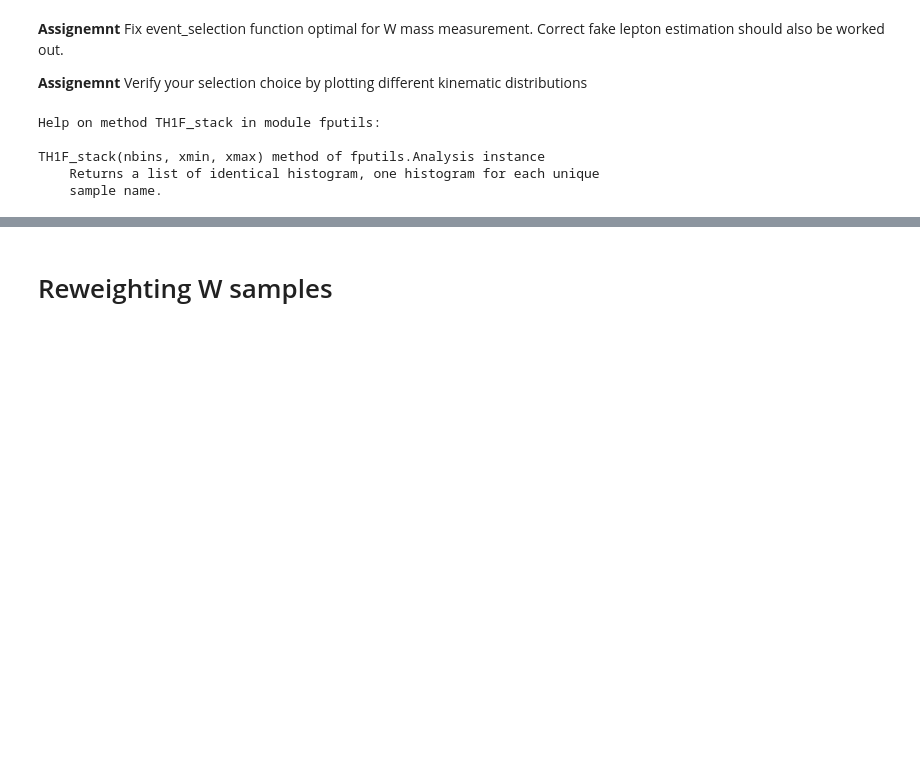
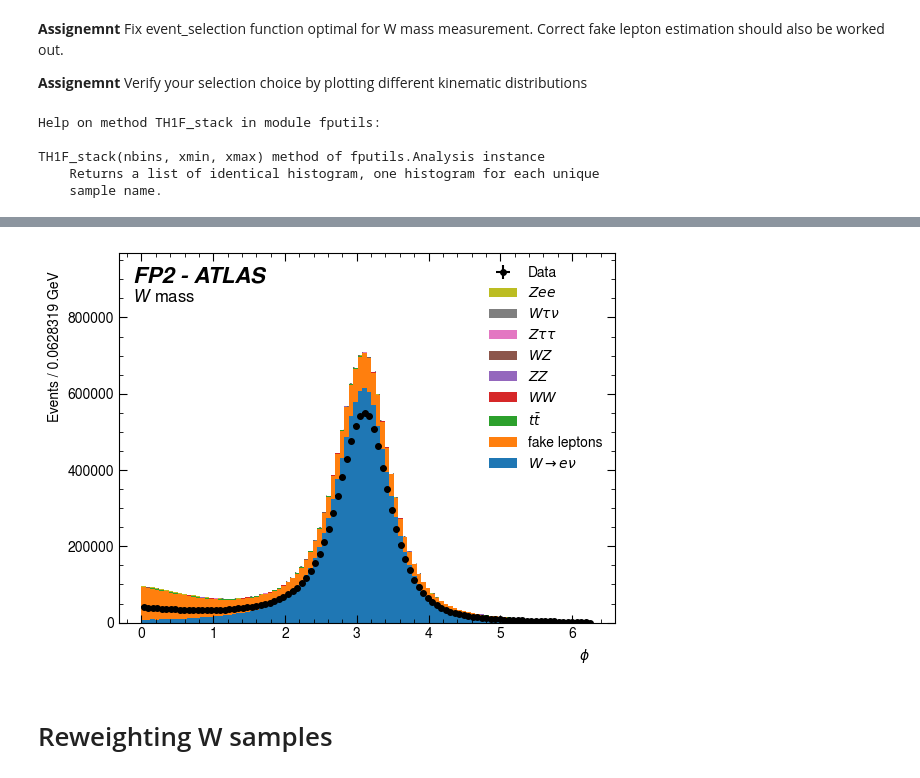
Before and after one commit to ScythiansCloud/ATLAS, a Jupyter notebook: atlas-group-7-main/atlas-group-7-main/Wmass/Wmass.ipynb, the cells around one changed output, grey strips where cells are left out. Cells and saved outputs as stored; diff of their text form; code cells hidden in the pictures; blank space fills up the shorter version.

```diff
--- a/atlas-group-7-main/atlas-group-7-main/Wmass/Wmass.ipynb
+++ b/atlas-group-7-main/atlas-group-7-main/Wmass/Wmass.ipynb
@@ -558,8 +561,9 @@ h_pt = analysis.TH1F_stack(45, 25, 70)
 h_eta = analysis.TH1F_stack(50,-2.5,2.5)
 h_chrg = analysis.TH1F_stack(5,-1,1)
 h_mt = analysis.TH1F_stack(50,0,130)
+h_dphi = analysis.TH1F_stack(100,0,2*np.pi)
 
-for df, norm, meta_data, i in analysis.dataframe_iterate(fraction=0.1):
+for df, norm, meta_data, i in analysis.dataframe_iterate(fraction=1):
 
     # Apply cuts on events
     df=event_selection(df,meta_data)
@@ -576,6 +580,8 @@ for df, norm, meta_data, i in analysis.dataframe_iterate(fraction=0.1):
     df = df.assign(mt=pd.Series(mt(df), index=df.index))
     df = df.assign(eta=pd.Series(df.el1_cl_eta, index=df.index))
     df = df.assign(chrg =pd.Series(df.el1_charge, index=df.index))
+    df = df.assign(dphi =pd.Series(np.abs(df.el1_cl_phi - df.MET_phi), index=df.index))
+
 
     # Calculate correct event weight
     if meta_data["mc"]:
@@ -590,6 +596,7 @@ for df, norm, meta_data, i in analysis.dataframe_iterate(fraction=0.1):
     fpu.fill_histo(df.eta,h_eta[i], weights=weights )
     fpu.fill_histo(df.chrg, h_chrg[i], weights=weights)
     fpu.fill_histo(df.mt / 1000, h_mt[i], weights=weights)
+    fpu.fill_histo(df.dphi, h_dphi[i], weights=weights)
     # TODO -- add more kinematic distributions verifying your selection is correct
 # %% [output]
 [interactive output not drawn]
@@ -627,3 +632,8 @@ plt.savefig("plots/charge.pdf")
+# %%
+default_plot(h_dphi, r"$\phi$")
+plt.savefig("plots/dphi.pdf")
+# %% [output]
+[figure, added]
 # %% [markdown]
 # Reweighting W samples
 # %% [markdown]
```
Also changed, not shown: parts of 23 cells of this notebook.
